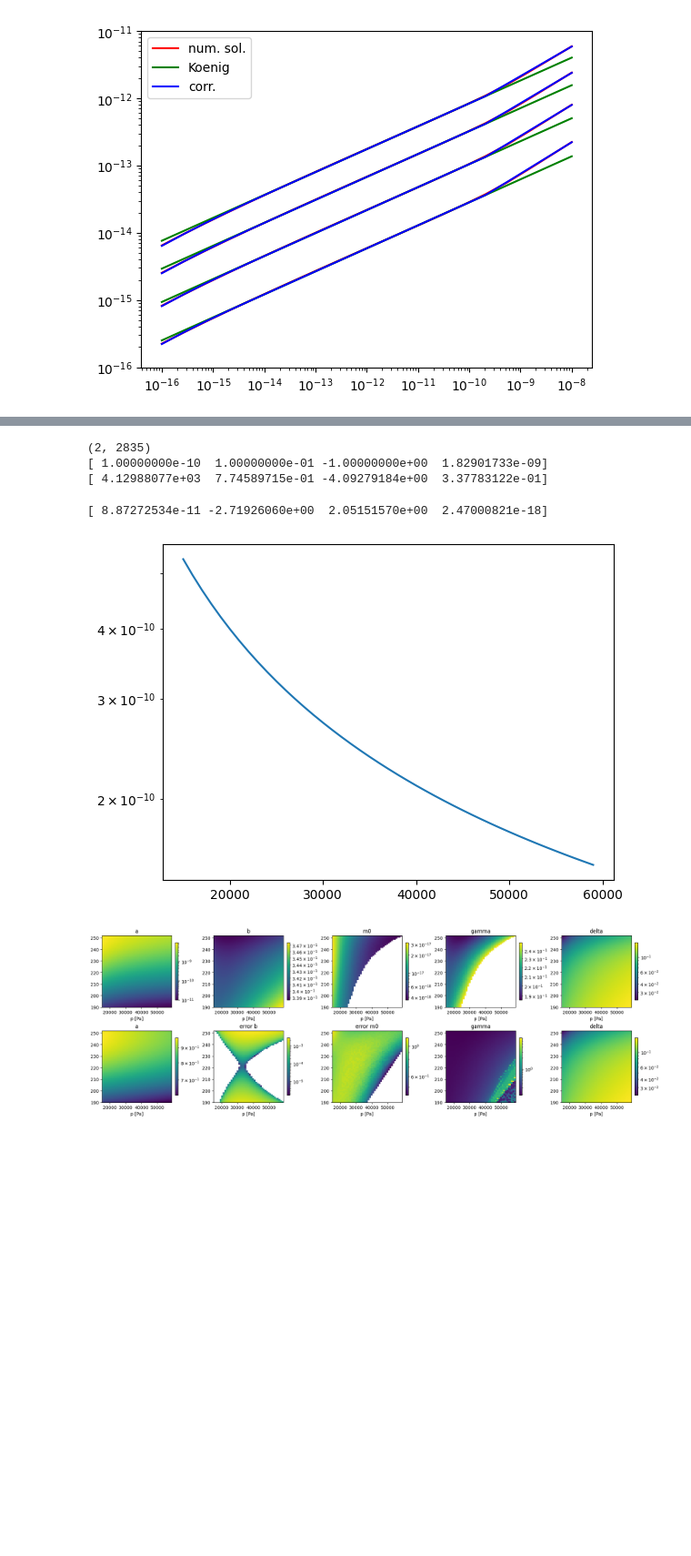
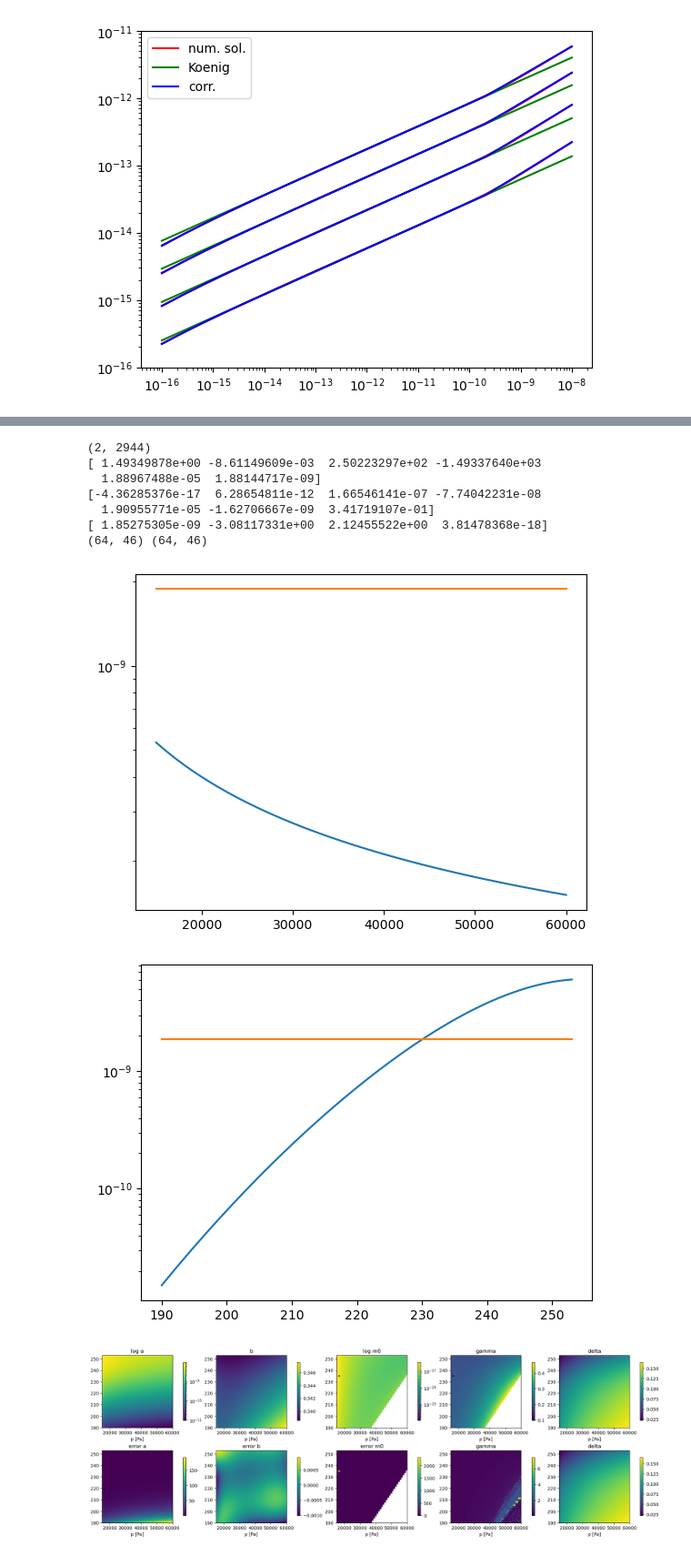
Before and after one commit to astro-zilla/contrails, a Jupyter notebook: microphysics_approximations.ipynb, the cells around one changed output, grey strips where cells are left out. Shown at 91% size. Drawn from its saved outputs; the diff is of its cells as text; code cells hidden in the pictures; blank space fills up the shorter version.

Commit message:
b approx done,m0 donw, working on a, gamma, delta

```diff
--- a/microphysics_approximations.ipynb
+++ b/microphysics_approximations.ipynb
@@ -279,12 +281,14 @@ plt.show()
 0/1
 [figure]
 # %%
-p_vals=np.arange(15000,60000,1000)
+p_min,p_max,p_step=15000,60000,1000
+p_vals=np.arange(p_min,p_max+p_step,p_step)
 print(p_vals)
-T_vals=np.arange(190,253,1)
+T_min,T_max,T_step=190,253,1
+T_vals=np.arange(T_min,T_max+T_step,T_step)
 print(T_vals)
 p,T=np.meshgrid(p_vals,T_vals)
-a,b,m0,gamma,delta = get_coeffs(p.ravel(),T.ravel())
+# a,b,m0,gamma,delta = get_coeffs(p.ravel(),T.ravel())
 # %% [output]
 [15000 16000 17000 18000 19000 20000 21000 22000 23000 24000 25000 26000
  27000 28000 29000 30000 31000 32000 33000 34000 35000 36000 37000 38000
@@ -303,63 +304,92 @@ b=b.reshape(T.shape)
 m0=m0.reshape(T.shape)
 gamma=gamma.reshape(T.shape)
 delta=delta.reshape(T.shape)
+mask=(T>0.002*p+115)&(gamma<0.5)
 
-def fun(x,a,b,c,d):
+
+with h5py.File('ice_growth_fits.hdf5','w') as f:
+    f.create_dataset('p',data=p_vals)
+    f.create_dataset('T',data=T_vals)
+    f.create_dataset('a',data=a)
+    f.create_dataset('b',data=b)
+    f.create_dataset('m0',data=np.where(mask,m0,np.nan))
+    f.create_dataset('gamma',data=np.where(mask,gamma,np.nan))
+    f.create_dataset('delta',data=delta)
+
+def fun_a(x,a,b,c,d,e,f):
+    return a*np.exp(b*(x[1]-c)**2+d)*np.exp(e*x[0])/x[0]+f # elliptic integrand
+
+def fun_b(x,a,b,c,d,e,f,g):
+    return a*x[0]**3+b*x[0]**2+c*x[0]+d*x[1]**2+e*x[1]+f*x[0]*x[1]+g
+
+def fun_m0(x,a,b,c,d):
     return a*x[0]**b*(x[1])**c+d
 
-def exp_fun(x,a,b,c,d):
-    return a*x[0]**b*np.exp(c*x[1])+d
+def exp_fun(x,a,b,c,d,e):
+    return a*np.exp(x[0]/b)/x[0]*np.exp(c*x[1]**2+d*x[1]+e)
 
 pT=np.column_stack((p.ravel(),T.ravel())).T
-mask=(T>0.002*p+115)&(gamma<0.25)
+
+
+mask=(T>0.002*p+115)&(gamma<0.5)
 print(pT.shape)
-a_params = curve_fit(exp_fun, pT, a.ravel(), p0=(1e-10,0.1,-1.,0))[0]
+a_params = curve_fit(fun_a, pT, a.ravel(), p0=(1e-3,-0.01,250,0,1/50000,0))[0]
 print(a_params)
-b_params = curve_fit(fun, pT, b.ravel(), p0=(1,1,-1,1))[0]
+b_params = curve_fit(fun_b, pT, b.ravel(), p0=(1,1,1,1,1,1,1))[0]
 print(b_params)
-m0_params = curve_fit(fun, pT[:,mask.ravel()], m0[mask].ravel(), p0=(1,-2.0,1.0,0))[0]
+m0_params = curve_fit(fun_m0, pT[:,mask.ravel()], m0[mask].ravel(), p0=(1,-2.0,1.0,0))[0]
 print(m0_params)
 # Example arrays and limits
 params = [
-    ('a', a, (None, None)),
+    ('log a', a, (None, None)),
     ('b', b, (None, None)),
-    ('m0', np.where(mask,m0,np.nan), (None, None)),
+    ('log m0', np.where(mask,m0,np.nan), (None, None)),
     ('gamma', np.where(mask,gamma,np.nan), (None, None)),
     ('delta', delta, (None, None)),
-    ('a', np.exp(-(0.01*(T-250))**2)*np.exp(-p/500000), (None, None)),
-    ('error b', (fun(pT,*b_params).reshape(T.shape)-b)/b, (None, None)),
-    ('error m0',np.abs(np.where(T>0.002*p+115
-                                ,(fun(pT,*m0_params).reshape(T.shape)),np.nan)/m0), (None, None)),
+    ('error a', (fun_a(pT,*a_params).reshape(T.shape))/a, (None, None)),
+    ('error b', (fun_b(pT,*b_params).reshape(T.shape)-b)/b, (None, None)),
+    ('error m0',(np.where(T>0.002*p+115
+                                ,(fun_m0(pT,*m0_params).reshape(T.shape)),np.nan)-m0)/m0, (None, None)),
     ('gamma', gamma, (None, None)),
     ('delta', delta, (None, None)),
 ]
+print(T.shape,p.shape)
 plt.semilogy(p[20],a[20])
+plt.semilogy(p[20],fun_a(pT[:,20*46:21*46],*a_params))
 plt.show()
+plt.semilogy(T[:,20],a[:,20])
+plt.semilogy(T[:,20],fun_a(pT[:,20::46],*a_params))
+plt.show()
+
 
 fig, axes = plt.subplots(2, 5, figsize=(18, 6), constrained_layout=True)
 
 for ax, (name, arr, (vmin, vmax)) in zip(axes.ravel(), params):
     im = ax.imshow(
         arr,
         origin='lower',
         extent=(p_vals[0], p_vals[-1], T_vals[0], T_vals[-1]),
         aspect='auto',
-        norm='log',# if 'm0' in name or name == 'a' else None,
+        norm='log' if 'log' in name else None,
         vmin=vmin,
         vmax=vmax
     )
     ax.set_title(name)
     ax.set_xlabel('p [Pa]')
     if ax is axes[0]:
         ax.set_ylabel('T [K]')
     fig.colorbar(im, ax=ax, shrink=0.8)
 
 plt.show()
 # %% [output]
-(2, 2835)
-[ 1.00000000e-10  1.00000000e-01 -1.00000000e+00  1.82901733e-09]
-[ 4.12988077e+03  7.74589715e-01 -4.09279184e+00  3.37783122e-01]
+(2, 2944)
+[ 1.49349878e+00 -8.61149609e-03  2.50223297e+02 -1.49337640e+03
+  1.88967488e-05  1.88144717e-09]
+[-4.36285376e-17  6.28654811e-12  1.66546141e-07 -7.74042231e-08
+  1.90955771e-05 -1.62706667e-09  3.41719107e-01]
+[ 1.85275305e-09 -3.08117331e+00  2.12455522e+00  3.81478368e-18]
+(64, 46) (64, 46)
-[ 8.87272534e-11 -2.71926060e+00  2.05151570e+00  2.47000821e-18]
-[figure, old version]
+[figure, new version]
-[figure, old version]
+[figure, new version]
+[figure, added]
 # %%
```
Also changed, not shown: parts of 3 cells of this notebook.
